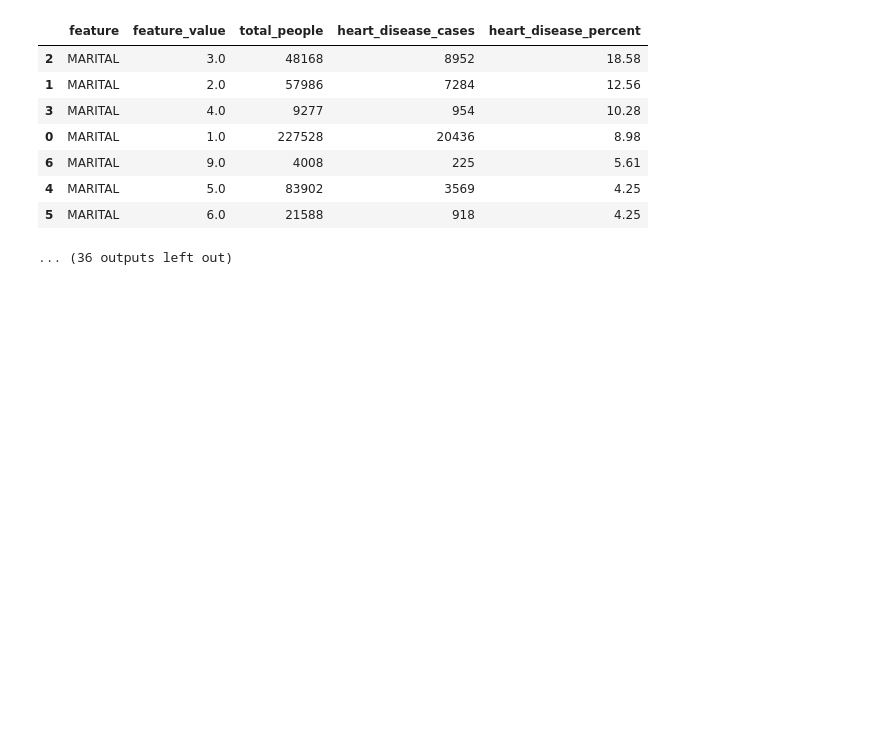
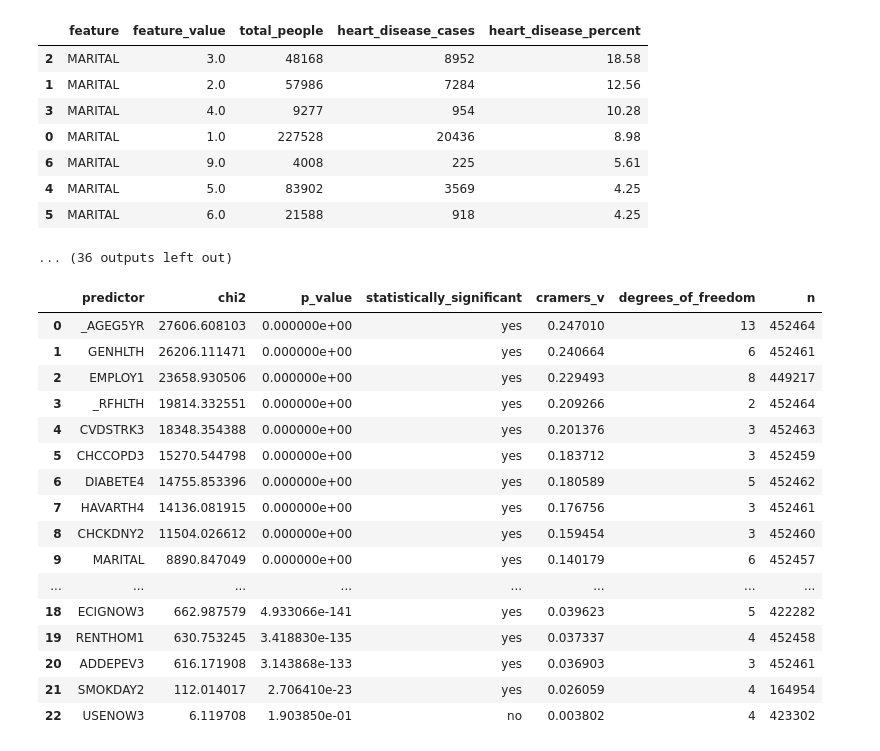
Before and after one commit to msbisrat/111project, a Jupyter notebook: EDA/brfss_eda.ipynb, the cells around one changed output. Drawn from its saved outputs; the diff is of its cells as text; code cells hidden in the pictures; blank space fills up the shorter version.

```diff
--- a/EDA/brfss_eda.ipynb
+++ b/EDA/brfss_eda.ipynb
@@ -230,3 +230,60 @@ Results for MARITAL
 | 4 | MARITAL | 5.0 | 83902 | 3569 | 4.25 |
 | 5 | MARITAL | 6.0 | 21588 | 918 | 4.25 |
 ... (36 outputs left out)
+# %%
+import numpy as np
+import pandas as pd
+from scipy.stats import chi2_contingency
+
+outcome = "_MICHD"
+
+results = []
+
+for predictor in predictors:
+    temp = df[[predictor, outcome]].dropna()
+    table = pd.crosstab(temp[predictor], temp[outcome])
+
+    if table.shape[0] < 2 or table.shape[1] < 2:
+        continue
+
+    chi2, p_value, dof, expected = chi2_contingency(table)
+
+    n = table.to_numpy().sum()
+    min_dim = min(table.shape) - 1
+    cramers_v = np.sqrt(chi2 / (n * min_dim)) if min_dim > 0 else np.nan
+
+    results.append({
+        "predictor": predictor,
+        "chi2": chi2,
+        "p_value": p_value,
+        "statistically_significant": "yes" if p_value < 0.05 else "no",
+        "cramers_v": cramers_v,
+        "degrees_of_freedom": dof,
+        "n": n
+    })
+
+significance_results_df = (
+    pd.DataFrame(results)
+    .sort_values(["p_value", "cramers_v"], ascending=[True, False])
+    .reset_index(drop=True)
+)
+
+significance_results_df
+# %% [output]
+|  | predictor | chi2 | p_value | statistically_significant | cramers_v | degrees_of_freedom | n |
+| 0 | _AGEG5YR | 27606.608103 | 0.000000e+00 | yes | 0.247010 | 13 | 452464 |
+| 1 | GENHLTH | 26206.111471 | 0.000000e+00 | yes | 0.240664 | 6 | 452461 |
+| 2 | EMPLOY1 | 23658.930506 | 0.000000e+00 | yes | 0.229493 | 8 | 449217 |
+| 3 | _RFHLTH | 19814.332551 | 0.000000e+00 | yes | 0.209266 | 2 | 452464 |
+| 4 | CVDSTRK3 | 18348.354388 | 0.000000e+00 | yes | 0.201376 | 3 | 452463 |
+| 5 | CHCCOPD3 | 15270.544798 | 0.000000e+00 | yes | 0.183712 | 3 | 452459 |
+| 6 | DIABETE4 | 14755.853396 | 0.000000e+00 | yes | 0.180589 | 5 | 452462 |
+| 7 | HAVARTH4 | 14136.081915 | 0.000000e+00 | yes | 0.176756 | 3 | 452461 |
+| 8 | CHCKDNY2 | 11504.026612 | 0.000000e+00 | yes | 0.159454 | 3 | 452460 |
+| 9 | MARITAL | 8890.847049 | 0.000000e+00 | yes | 0.140179 | 6 | 452457 |
+| ... | ... | ... | ... | ... | ... | ... | ... |
+| 18 | ECIGNOW3 | 662.987579 | 4.933066e-141 | yes | 0.039623 | 5 | 422282 |
+| 19 | RENTHOM1 | 630.753245 | 3.418830e-135 | yes | 0.037337 | 4 | 452458 |
+| 20 | ADDEPEV3 | 616.171908 | 3.143868e-133 | yes | 0.036903 | 3 | 452461 |
+| 21 | SMOKDAY2 | 112.014017 | 2.706410e-23 | yes | 0.026059 | 4 | 164954 |
+| 22 | USENOW3 | 6.119708 | 1.903850e-01 | no | 0.003802 | 4 | 423302 |
```
